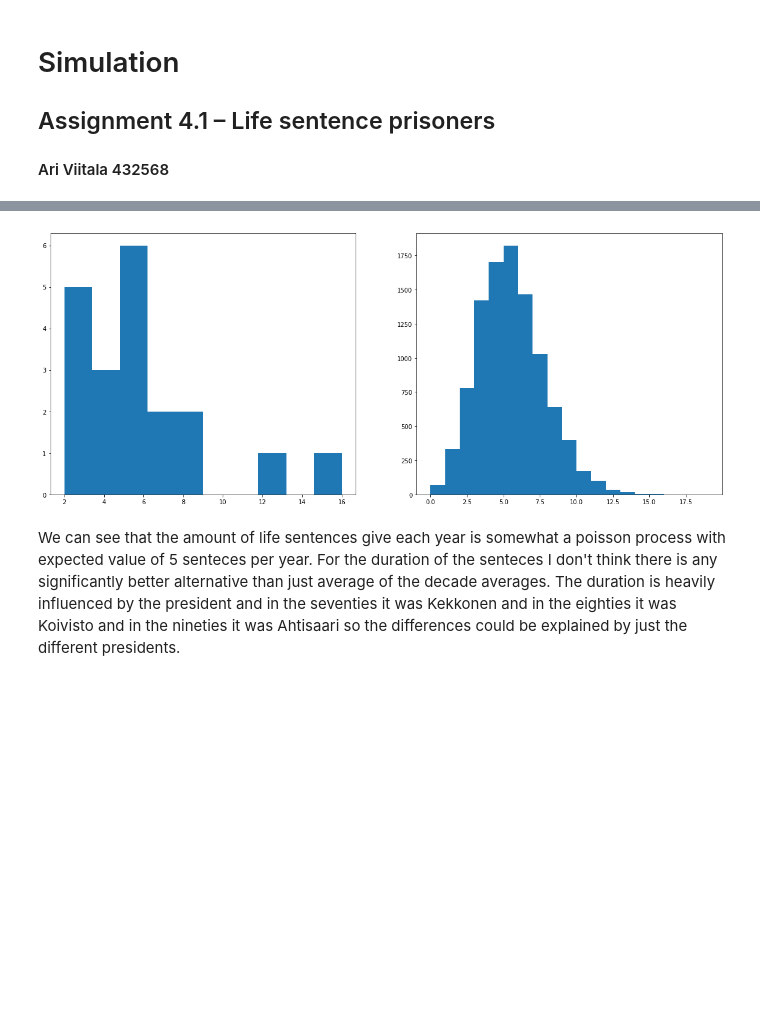
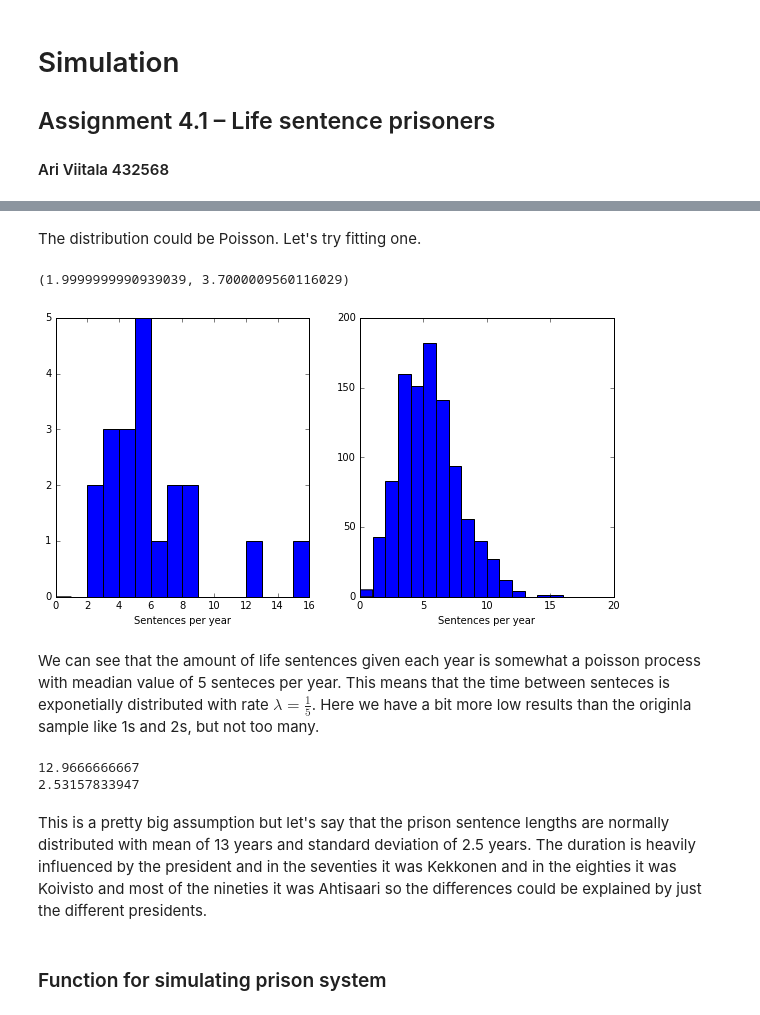
Before and after one commit to Stippos/Simulation, a Jupyter notebook: Viikko4/Life_sentences.ipynb, the cells around one changed output, grey strips where cells are left out. Saved outputs shown, nothing was run; the diff lists cells and outputs as text; code cells hidden in the pictures; blank space fills up the shorter version.

```diff
--- a/Viikko4/Life_sentences.ipynb
+++ b/Viikko4/Life_sentences.ipynb
@@ -12,12 +32,33 @@ sentences = [3,2,5,8,2,5,5,4,3,4,3,4,12,8,6,16,5,5,7,7]
+# %% [markdown]
+The distribution could be Poisson. Let's try fitting one.
+# %%
+#Gives us the highest likelyhood estimate for the parameters
+#first value is the location and second one is scale = 1 / lambda
+expon.fit(sentences)
+# %% [output]
+(1.9999999990939039, 3.7000009560116029)
 # %%
-plt.figure(1, (20,8))
+#plotting the sentence lengths and the fitted poisson distribution
+plt.figure(1, (10,5))
 plt.subplot(121)
-plt.hist(sentences)
+plt.hist(sentences, bins = range(0,17))
+plt.xlabel("Sentences per year")
 
 plt.subplot(122)
-plt.hist(np.random.poisson(5, 10000), bins = range(0,20, 1))
+plt.hist((np.random.poisson(5, 1000)), bins = range(0, 20))
+plt.xlabel("Sentences per year")
 plt.show()
 # %% [output]
-[figure, old version]
+[figure, new version]
+# %% [markdown]
+We can see that the amount of life sentences given each year is somewhat a poisson process with meadian value of 5 senteces per year. This means that the time between senteces is exponetially distributed with rate $\lambda = \frac{1}{5}$. Here we have a bit more low results than the originla sample like 1s and 2s, but not too many.
+# %%
+print(np.mean(avg_lengths))
+print(np.std(avg_lengths))
+# %% [output]
+12.9666666667
+2.53157833947
 # %% [markdown]
-We can see that the amount of life sentences give each year is somewhat a poisson process with expected value of 5 senteces per year. For the duration of the senteces I don't think there is any significantly better alternative than just average of the decade averages. The duration is heavily influenced by the president and in the seventies it was Kekkonen and in the eighties it was Koivisto and in the nineties it was Ahtisaari so the differences could be explained by just the different presidents.
+This is a pretty big assumption but let's say that the prison sentence lengths are normally distributed with mean of 13 years and standard deviation of 2.5 years. The duration is heavily influenced by the president and in the seventies it was Kekkonen and in the eighties it was Koivisto and most of the nineties it was Ahtisaari so the differences could be explained by just the different presidents.
+# %% [markdown]
+### Function for simulating prison system
```
Also changed, not shown: parts of 23 cells of this notebook.
